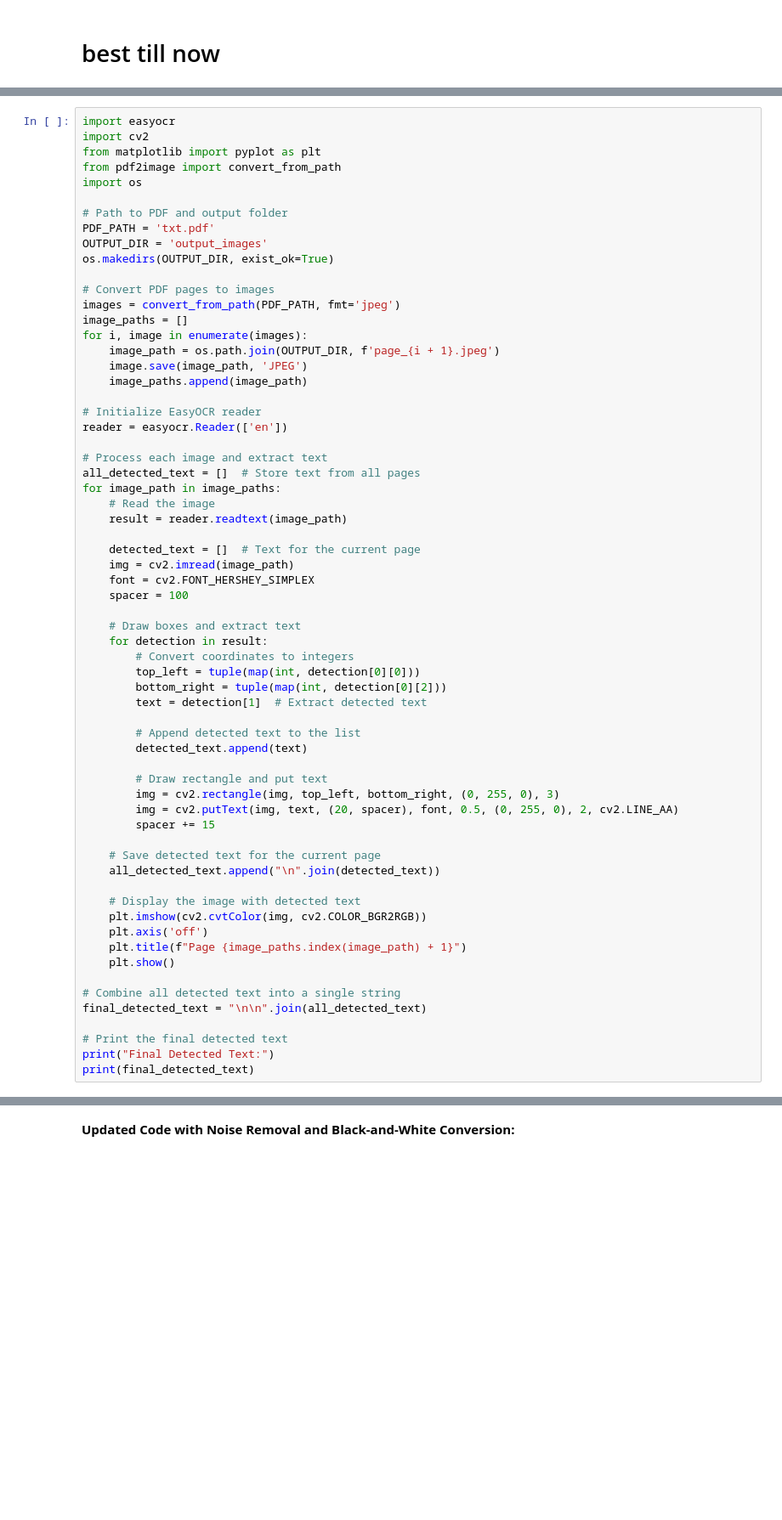
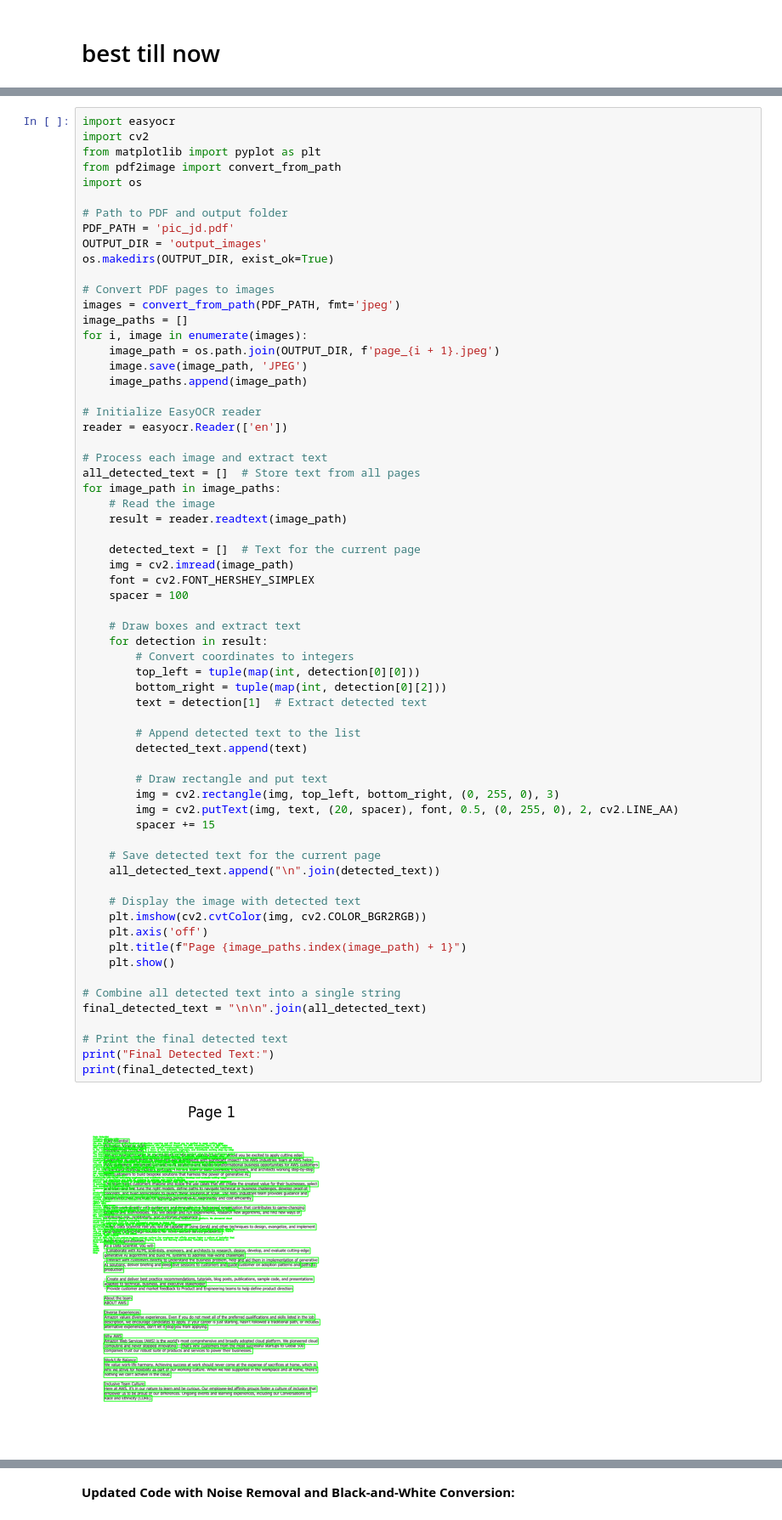
Before and after one commit to adnanbhat7/Job_AI, a Jupyter notebook: main.ipynb, the cells around one changed output, grey strips where cells are left out. Shown at 85% size. Cells and saved outputs as stored; diff of their text form; blank space fills up the shorter version.

```diff
--- a/field.ipynb
+++ b/main.ipynb
@@ -275,7 +272,7 @@ from pdf2image import convert_from_path
 import os
 
 # Path to PDF and output folder
-PDF_PATH = 'txt.pdf'
+PDF_PATH = 'pic_jd.pdf'
 OUTPUT_DIR = 'output_images'
 os.makedirs(OUTPUT_DIR, exist_ok=True)
 
@@ -305,30 +302,31 @@ for image_path in image_paths:
     for detection in result:
         # Convert coordinates to integers
         top_left = tuple(map(int, detection[0][0]))
         bottom_right = tuple(map(int, detection[0][2]))
         text = detection[1]  # Extract detected text
 
         # Append detected text to the list
         detected_text.append(text)
 
         # Draw rectangle and put text
         img = cv2.rectangle(img, top_left, bottom_right, (0, 255, 0), 3)
         img = cv2.putText(img, text, (20, spacer), font, 0.5, (0, 255, 0), 2, cv2.LINE_AA)
         spacer += 15
 
     # Save detected text for the current page
     all_detected_text.append("\n".join(detected_text))
 
     # Display the image with detected text
     plt.imshow(cv2.cvtColor(img, cv2.COLOR_BGR2RGB))
     plt.axis('off')
     plt.title(f"Page {image_paths.index(image_path) + 1}")
     plt.show()
 
 # Combine all detected text into a single string
 final_detected_text = "\n\n".join(all_detected_text)
 
 # Print the final detected text
 print("Final Detected Text:")
 print(final_detected_text)
 # %% [output]
+[figure, new version]
```
Also changed, not shown: parts of 14 cells of this notebook, 8 other files.
